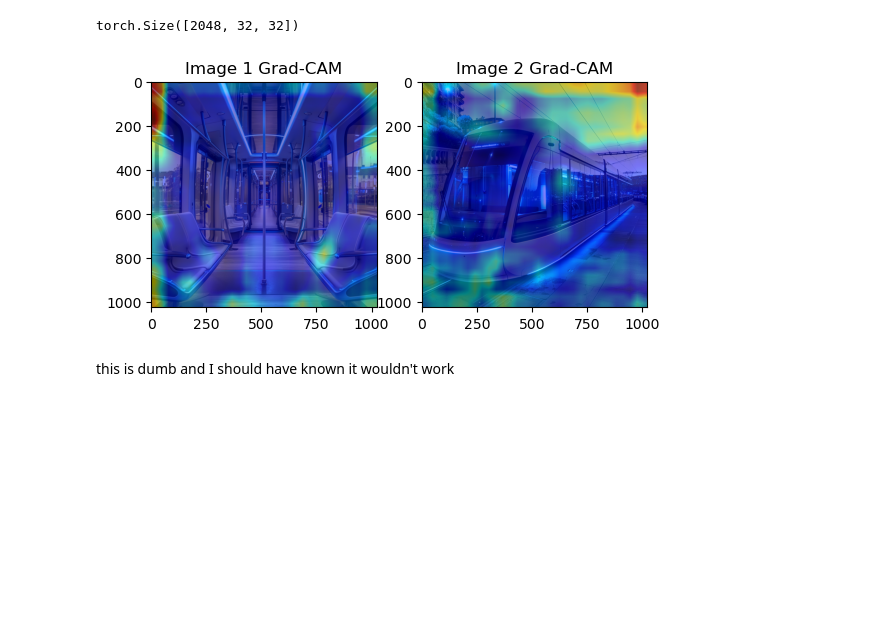
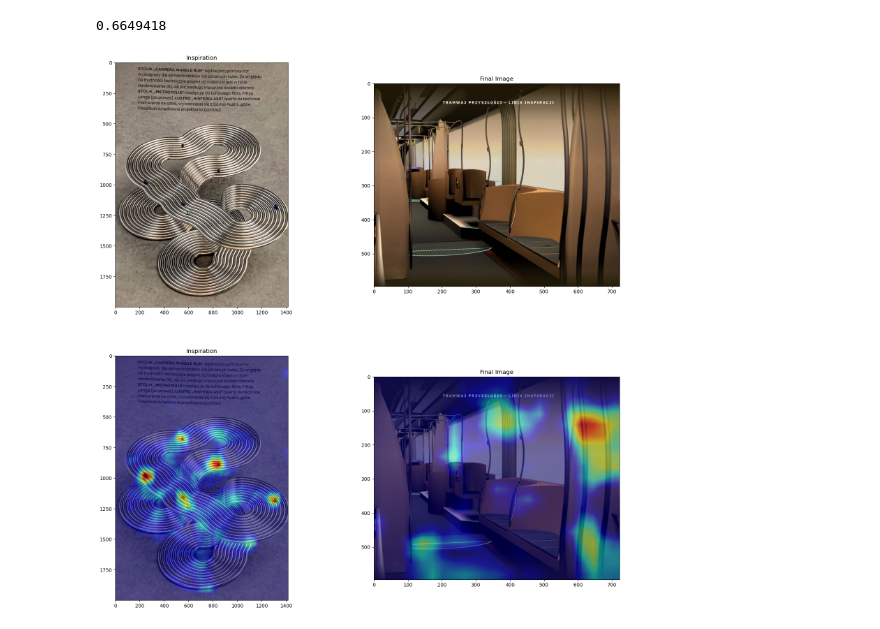
Before and after one commit to adamtms/AI-nspired, a Jupyter notebook: comparison/nb.ipynb, the cells around one changed output. Drawn from its saved outputs; the diff is of its cells as text; code cells hidden in the pictures; blank space fills up the shorter version.

```diff
--- a/comparison/nb.ipynb
+++ b/comparison/nb.ipynb
@@ -12,2 +19,0 @@ model = models.resnet50(pretrained=True).to(device)
-# %%
-model = torch.nn.Sequential(*list(model.children())[:-2])
@@ -80,4 +32,0 @@ torch.Size([2048, 32, 32])
-# %%
-grayscale_cam2 = cam(input_tensor=im2_tensor, targets=[SimilarityTarget(out1)])
-# %% [output]
-torch.Size([2048, 32, 32])
@@ -87,13 +32,0 @@ cam_image2 = show_cam_on_image(im2/255, grayscale_cam2[0], use_rgb=True)
-# %%
-plt.subplot(1, 2, 1)
-plt.imshow(cam_image1)
-plt.title("Image 1 Grad-CAM")
-
-plt.subplot(1, 2, 2)
-plt.imshow(cam_image2)
-plt.title("Image 2 Grad-CAM")
-plt.show()
-# %% [output]
-[figure, removed]
-# %% [markdown]
-this is dumb and I should have known it wouldn't work
@@ -101,0 +33,5 @@ torch.cuda.empty_cache()
+# %%
+make_comparison_plot(im1,im2,model,device)
+# %% [output]
+0.6649418
+[figure, added]
```
Also changed, not shown: parts of 17 cells of this notebook, 1 other file.
